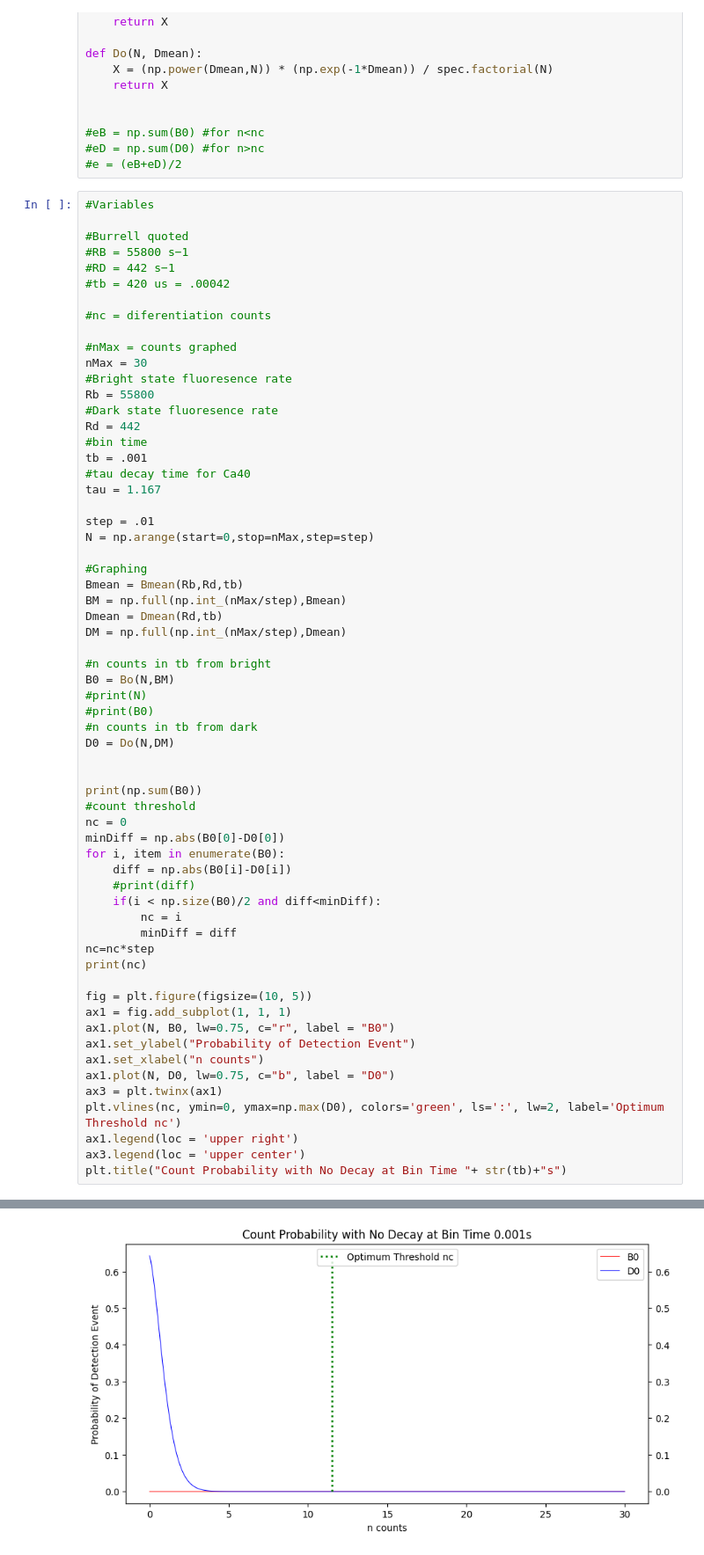
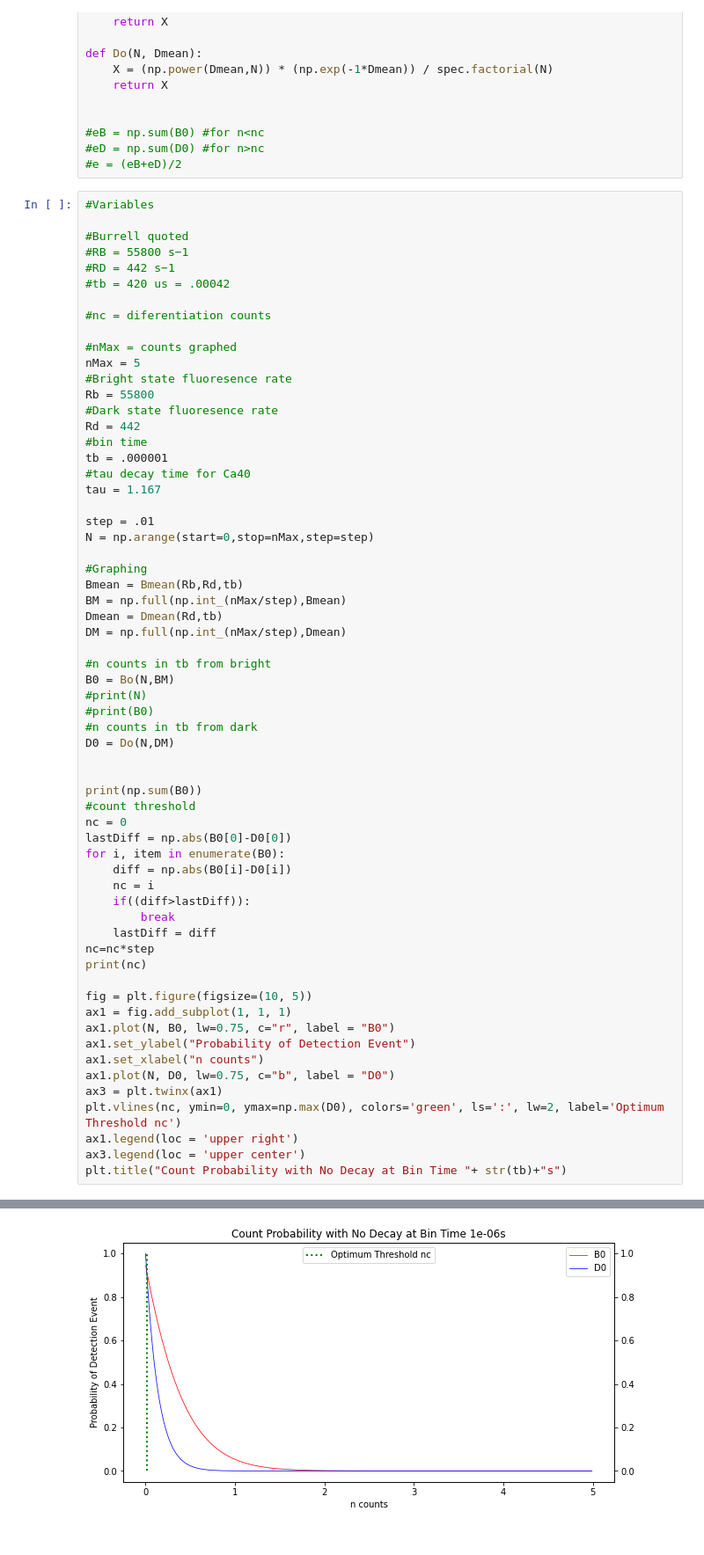
Before and after one commit to seangarn32/Trapped-Ion-Error-Model, a Jupyter notebook: SQR Error Model/Ca40Model.ipynb, the cells around one changed output, grey strips where cells are left out. Shown at 88% size. Drawn from its saved outputs; the diff is of its cells as text.

```diff
--- a/SQR Error Model/Ca40Model.ipynb
+++ b/SQR Error Model/Ca40Model.ipynb
@@ -60,13 +59,13 @@ def Do(N, Dmean):
 #nc = diferentiation counts
 
 #nMax = counts graphed
-nMax = 30
+nMax = 5
 #Bright state fluoresence rate
 Rb = 55800
 #Dark state fluoresence rate
 Rd = 442
 #bin time
-tb = .001
+tb = .000001
 #tau decay time for Ca40
 tau = 1.167
 
@@ -90,13 +89,13 @@ D0 = Do(N,DM)
 print(np.sum(B0))
 #count threshold
 nc = 0
-minDiff = np.abs(B0[0]-D0[0])
+lastDiff = np.abs(B0[0]-D0[0])
 for i, item in enumerate(B0):
     diff = np.abs(B0[i]-D0[i])
-    #print(diff)
-    if(i < np.size(B0)/2 and diff<minDiff):
-        nc = i
-        minDiff = diff
+    nc = i
+    if((diff>lastDiff)):
+        break
+    lastDiff = diff
 nc=nc*step
 print(nc)
 
@@ -118,4 +117,4 @@ Text(0.5, 1.0, 'Count Probability with No Decay at Bin Time 0.001s')
-[figure, old version]
+[figure, new version]
 # %%
 #Optimal Time vs Collection Efficiency w/o Decay Discrete Not Normalized
 
```
Also changed, not shown: parts of 5 cells of this notebook, 1 other file.
